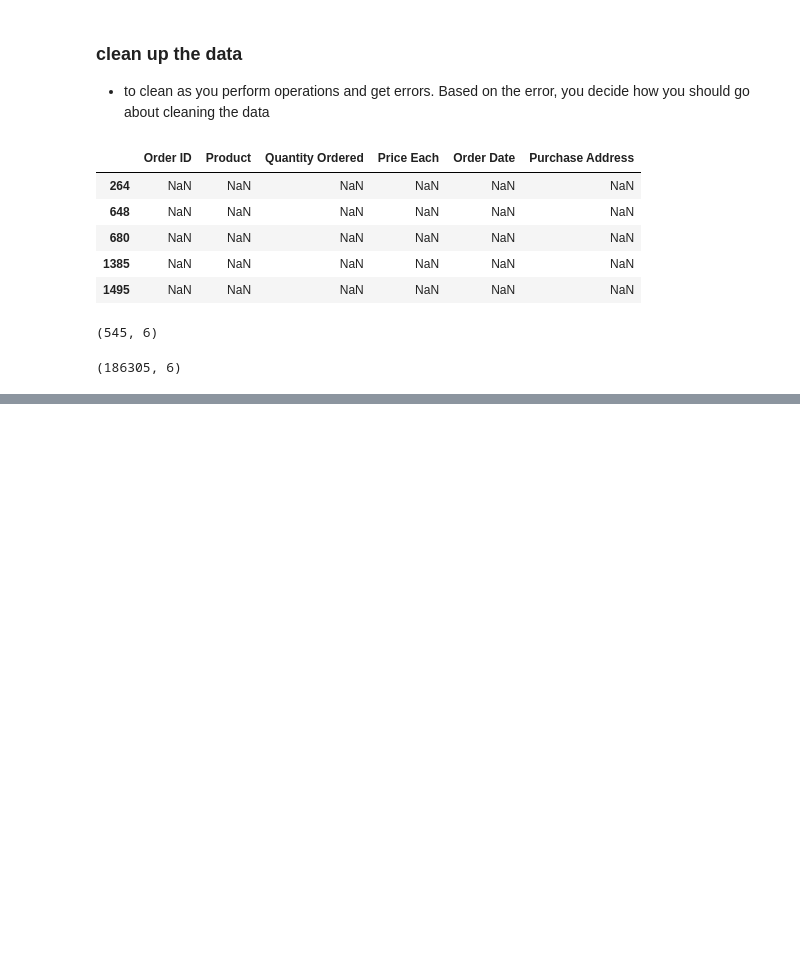
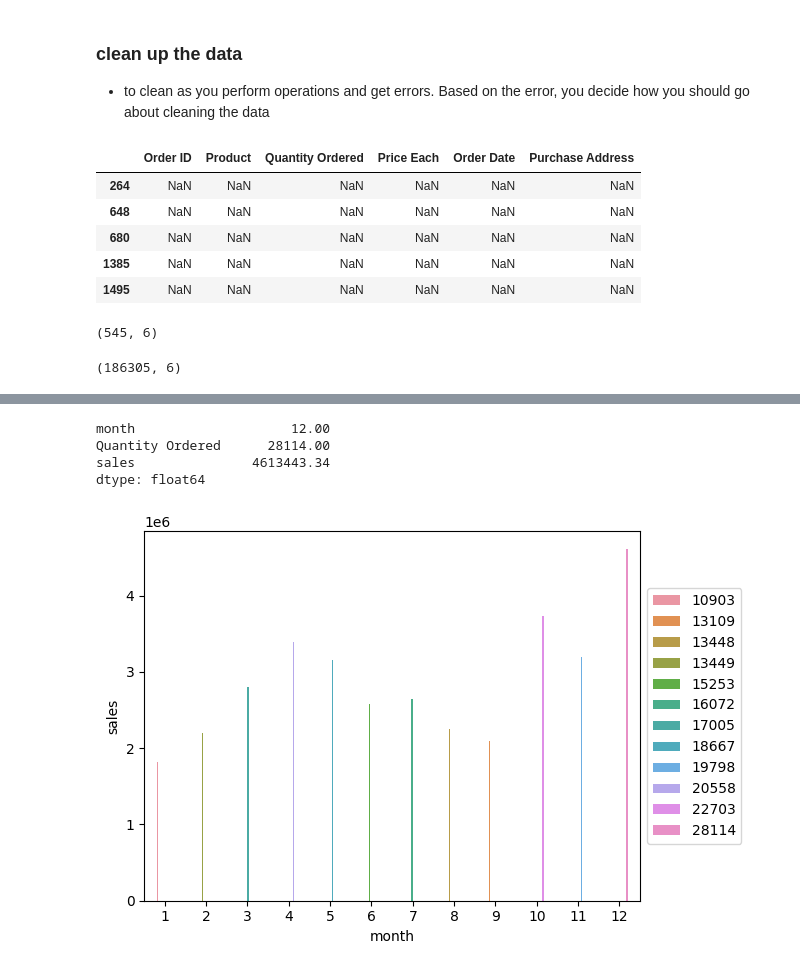
Before and after one commit to Sarinaade/pandas, a Jupyter notebook: visulization.ipynb, the cells around one changed output, grey strips where cells are left out. Saved outputs shown, nothing was run; the diff lists cells and outputs as text; code cells hidden in the pictures; blank space fills up the shorter version.

```diff
--- a/visulization.ipynb
+++ b/visulization.ipynb
@@ -81,0 +160,3 @@ array(['12/30/19 00:01', '12/29/19 07:03', '12/12/19 18:21', ...,
+# %%
+df['month'] = df['month'].astype('int32')
+df.info()
@@ -81,0 +184,5 @@ array(['12/30/19 00:01', '12/29/19 07:03', '12/12/19 18:21', ...,
+# %%
+# add sales column
+
+df['sales' ] = df['Quantity Ordered'].astype(int) *df['Price Each'].astype(float)
+df.head()
@@ -81,0 +196,4 @@ array(['12/30/19 00:01', '12/29/19 07:03', '12/12/19 18:21', ...,
+# %%
+df['Quantity Ordered'] = pd.to_numeric(df['Quantity Ordered'] )
+df['Price Each']= pd.to_numeric(df['Price Each'] )
+df.info()
@@ -81,0 +217,18 @@ array(['12/30/19 00:01', '12/29/19 07:03', '12/12/19 18:21', ...,
+# %%
+# question 1
+
+monthly_sales = df.groupby('month')[['Quantity Ordered','sales']].sum().reset_index()
+monthly_sales.max()
+# %% [output]
+month                    12.00
+Quantity Ordered      28114.00
+sales               4613443.34
+dtype: float64
+# %%
+sns.barplot(data=monthly_sales,x='month',y='sales',hue='Quantity Ordered',width=0.4)
+plt.legend(loc='center left', bbox_to_anchor=(1,0.5))
+# plt.tight_layout(rect=[0,0,0.85,1])
+
+plt.show()
+# %% [output]
+[figure, added]
```
Also changed, not shown: parts of 27 cells of this notebook, 2 other files.
